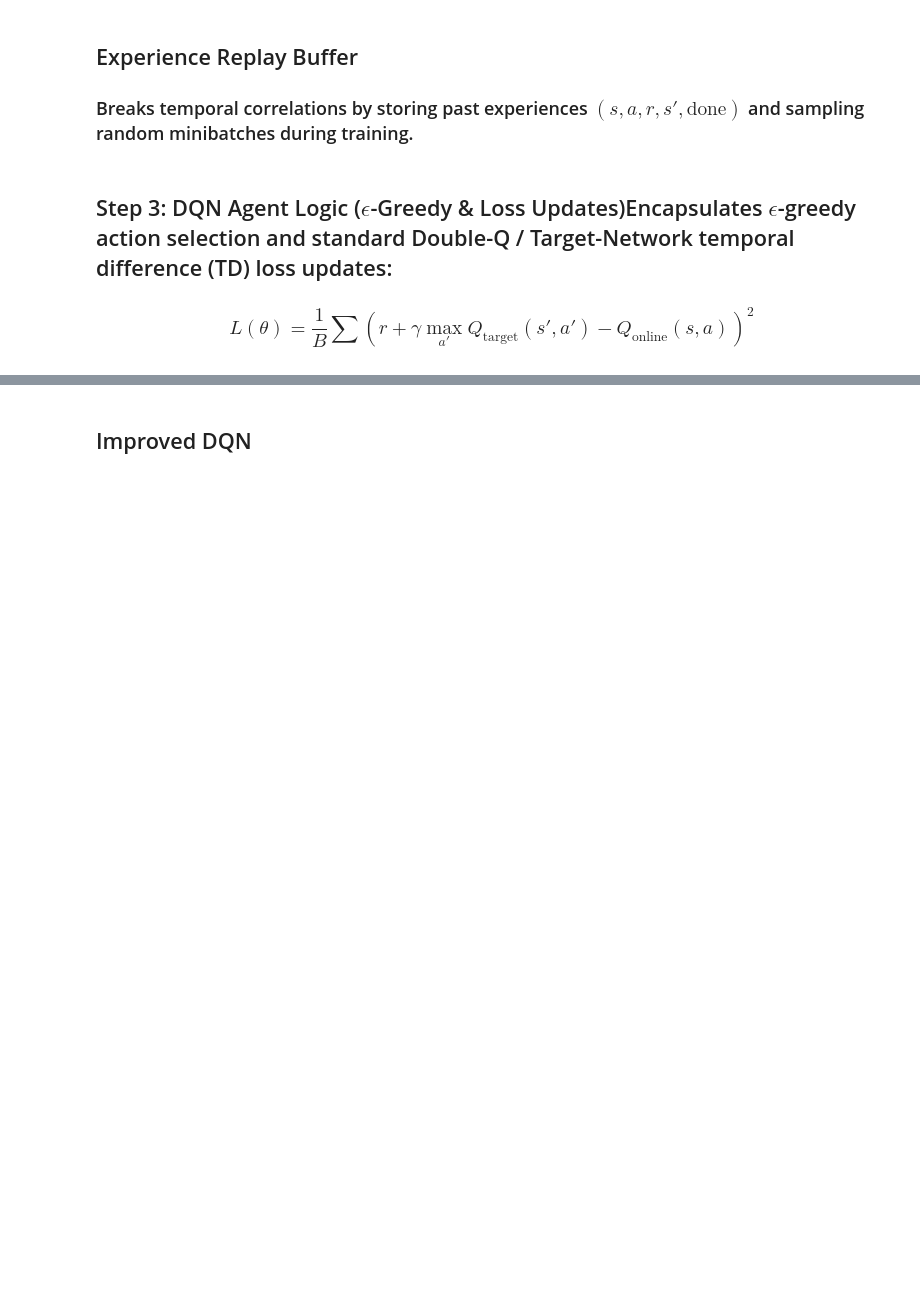
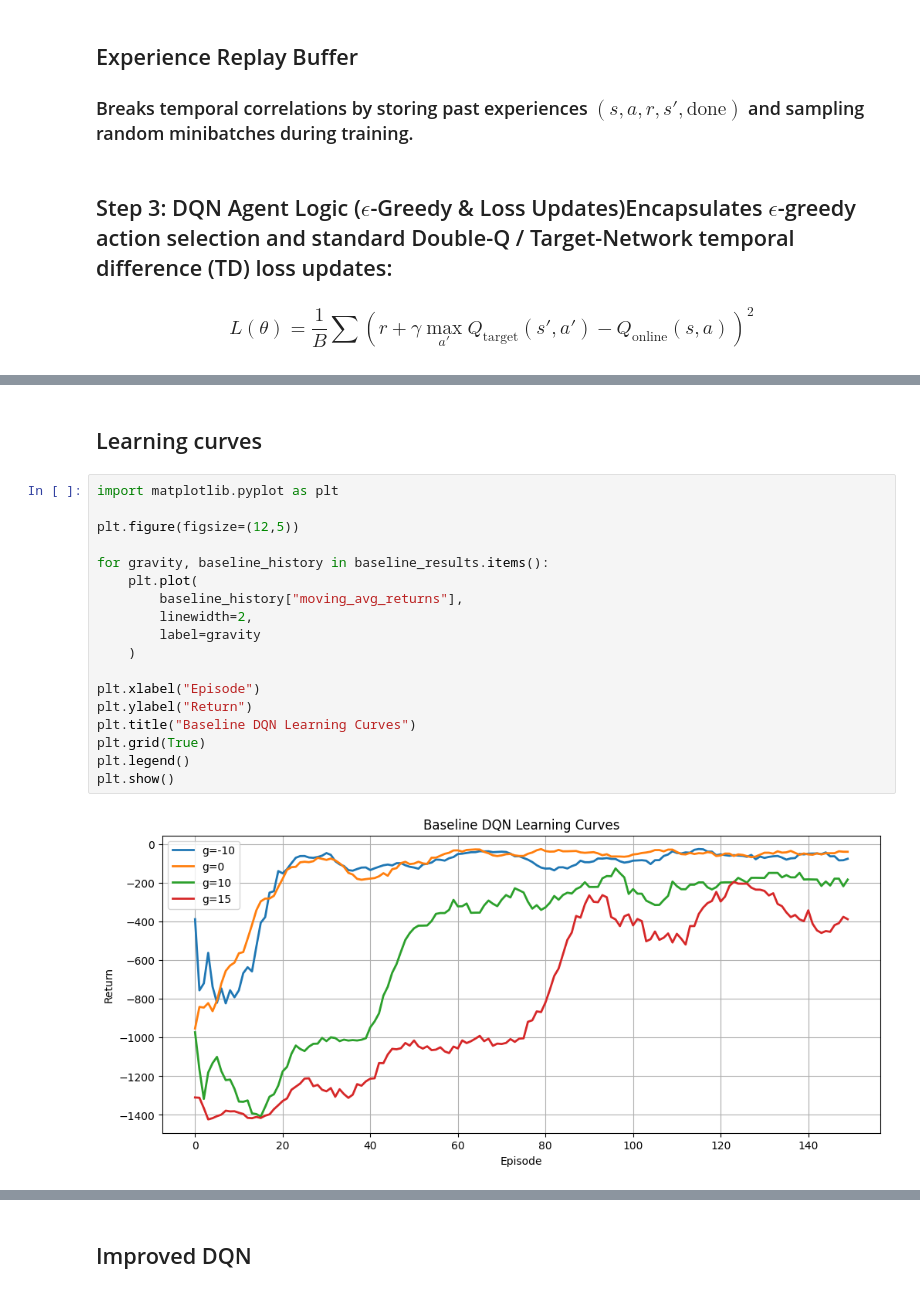
Before and after one commit to noodlebatteries124/deleca2, a Jupyter notebook: PtBJunHao.ipynb, the cells around one changed output, grey strips where cells are left out. Saved outputs shown, nothing was run; the diff lists cells and outputs as text; blank space fills up the shorter version.

```diff
--- a/PtBJunHao.ipynb
+++ b/PtBJunHao.ipynb
@@ -1056,0 +1086,22 @@ plt.show()
+# %% [markdown]
+## Learning curves
+# %%
+import matplotlib.pyplot as plt
+
+plt.figure(figsize=(12,5))
+
+for gravity, baseline_history in baseline_results.items():
+    plt.plot(
+        baseline_history["moving_avg_returns"],
+        linewidth=2,
+        label=gravity
+    )
+
+plt.xlabel("Episode")
+plt.ylabel("Return")
+plt.title("Baseline DQN Learning Curves")
+plt.grid(True)
+plt.legend()
+plt.show()
+# %% [output]
+[figure, added]
```
Also changed, not shown: parts of 40 cells of this notebook, 12 other files.
